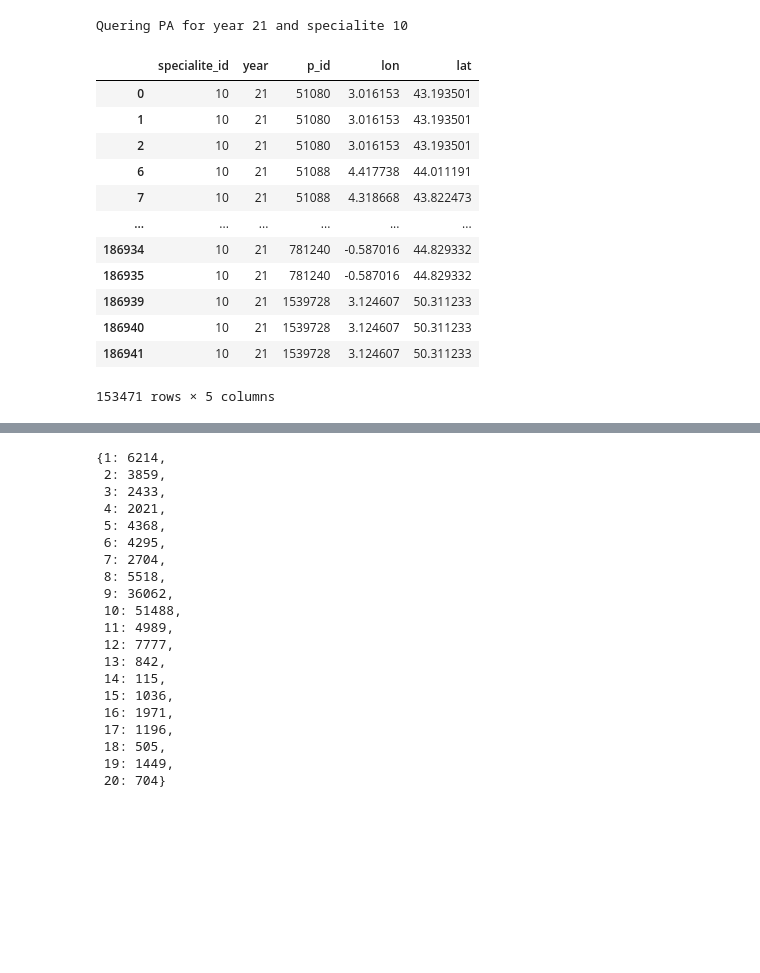
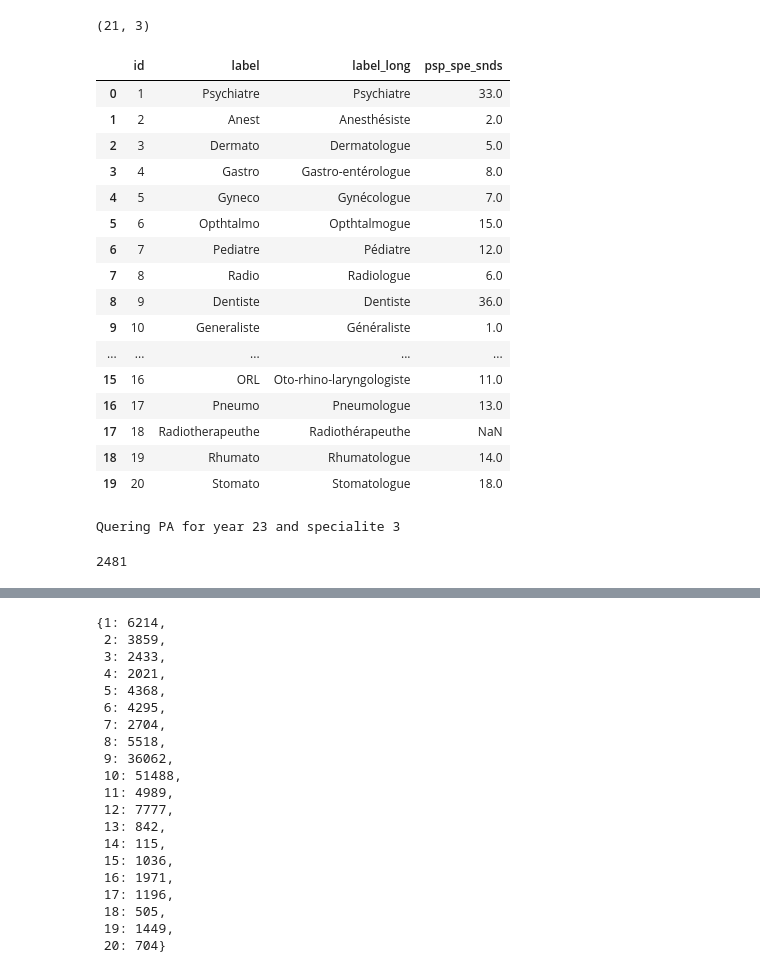
Before and after one commit to cyrilvincent/skema, a Jupyter notebook: apl/ps_stats.ipynb, the cells around one changed output, grey strips where cells are left out. Drawn from its saved outputs; the diff is of its cells as text; code cells hidden in the pictures; blank space fills up the shorter version.

```diff
--- a/apl/ps_stats.ipynb
+++ b/apl/ps_stats.ipynb
@@ -14,8 +14,33 @@ pd.set_option('display.max_columns', None)
 3.2.0.Dev
 postgresql://postgres:sa@localhost/icip
 # %%
-specialite=10
+specialite=3
 year=21
+dico={}
+year, specialite
+# %% [output]
+(21, 3)
+# %%
+spe = pd.read_sql("select * from specialite", config.connection_string)
+spe
+# %% [output]
+|  | id | label | label_long | psp_spe_snds |
+| 0 | 1 | Psychiatre | Psychiatre | 33.0 |
+| 1 | 2 | Anest | Anesthésiste | 2.0 |
+| 2 | 3 | Dermato | Dermatologue | 5.0 |
+| 3 | 4 | Gastro | Gastro-entérologue | 8.0 |
+| 4 | 5 | Gyneco | Gynécologue | 7.0 |
+| 5 | 6 | Opthtalmo | Opthtalmogue | 15.0 |
+| 6 | 7 | Pediatre | Pédiatre | 12.0 |
+| 7 | 8 | Radio | Radiologue | 6.0 |
+| 8 | 9 | Dentiste | Dentiste | 36.0 |
+| 9 | 10 | Generaliste | Généraliste | 1.0 |
+| ... | ... | ... | ... | ... |
+| 15 | 16 | ORL | Oto-rhino-laryngologiste | 11.0 |
+| 16 | 17 | Pneumo | Pneumologue | 13.0 |
+| 17 | 18 | Radiotherapeuthe | Radiothérapeuthe | NaN |
+| 18 | 19 | Rhumato | Rhumatologue | 14.0 |
+| 19 | 20 | Stomato | Stomatologue | 18.0 |
 # %%
 def get_ps(year, specialite):
     sql=f"""
@@ -126,23 +97,11 @@ and personne.date_maj >= '20{year}-01-01' and date_effet <= '20{year}-12-31'
     print(f"Quering RPPS for year {year} and specialite {specialite}")
     return pd.read_sql(sql, config.connection_string).dropna()
 # %%
-df2=get_pa(year,specialite)
-df2
+df2=get_pa(23,3)
+df2["p_id"].nunique()
 # %% [output]
-Quering PA for year 21 and specialite 10
+Quering PA for year 23 and specialite 3
-|  | specialite_id | year | p_id | lon | lat |
-| 0 | 10 | 21 | 51080 | 3.016153 | 43.193501 |
-| 1 | 10 | 21 | 51080 | 3.016153 | 43.193501 |
-| 2 | 10 | 21 | 51080 | 3.016153 | 43.193501 |
-| 6 | 10 | 21 | 51088 | 4.417738 | 44.011191 |
-| 7 | 10 | 21 | 51088 | 4.318668 | 43.822473 |
-| ... | ... | ... | ... | ... | ... |
-| 186934 | 10 | 21 | 781240 | -0.587016 | 44.829332 |
-| 186935 | 10 | 21 | 781240 | -0.587016 | 44.829332 |
-| 186939 | 10 | 21 | 1539728 | 3.124607 | 50.311233 |
-| 186940 | 10 | 21 | 1539728 | 3.124607 | 50.311233 |
-| 186941 | 10 | 21 | 1539728 | 3.124607 | 50.311233 |
-153471 rows × 5 columns
+2481
 # %%
 nb_unique = len(df2.groupby(["p_id", "lon", "lat"]))
 nb_unique
```
Also changed, not shown: parts of 8 cells of this notebook, 36 other files.
